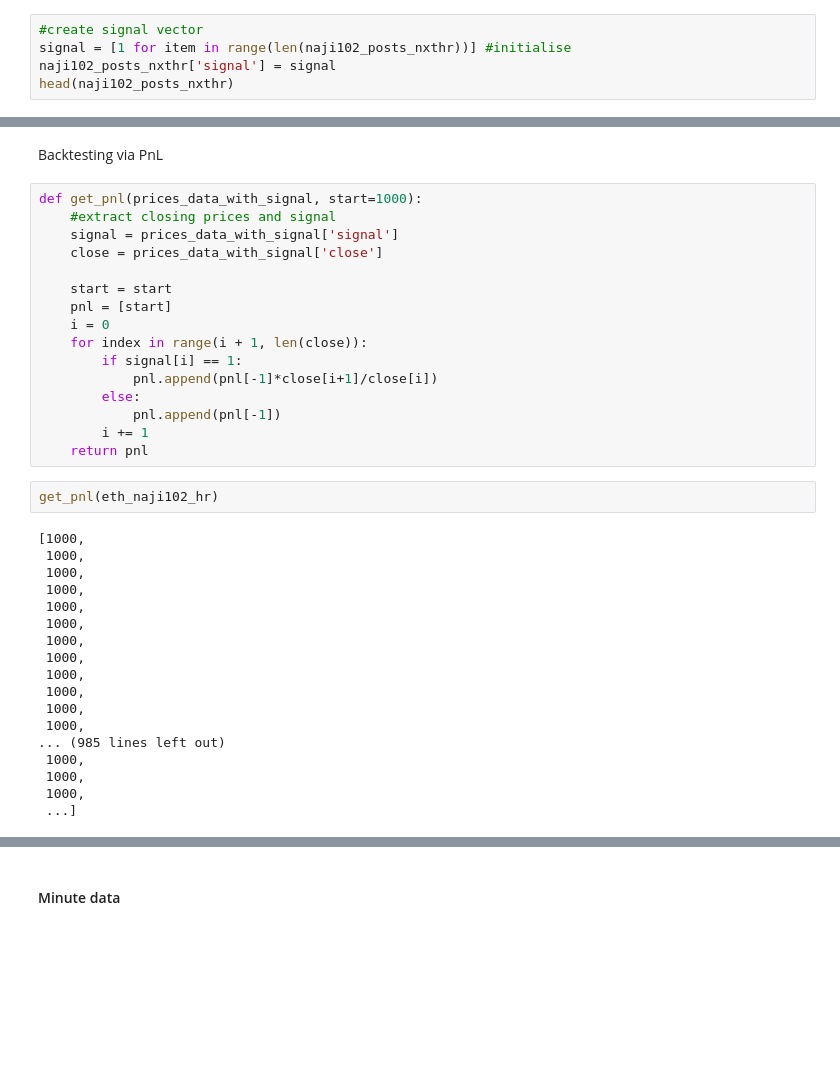
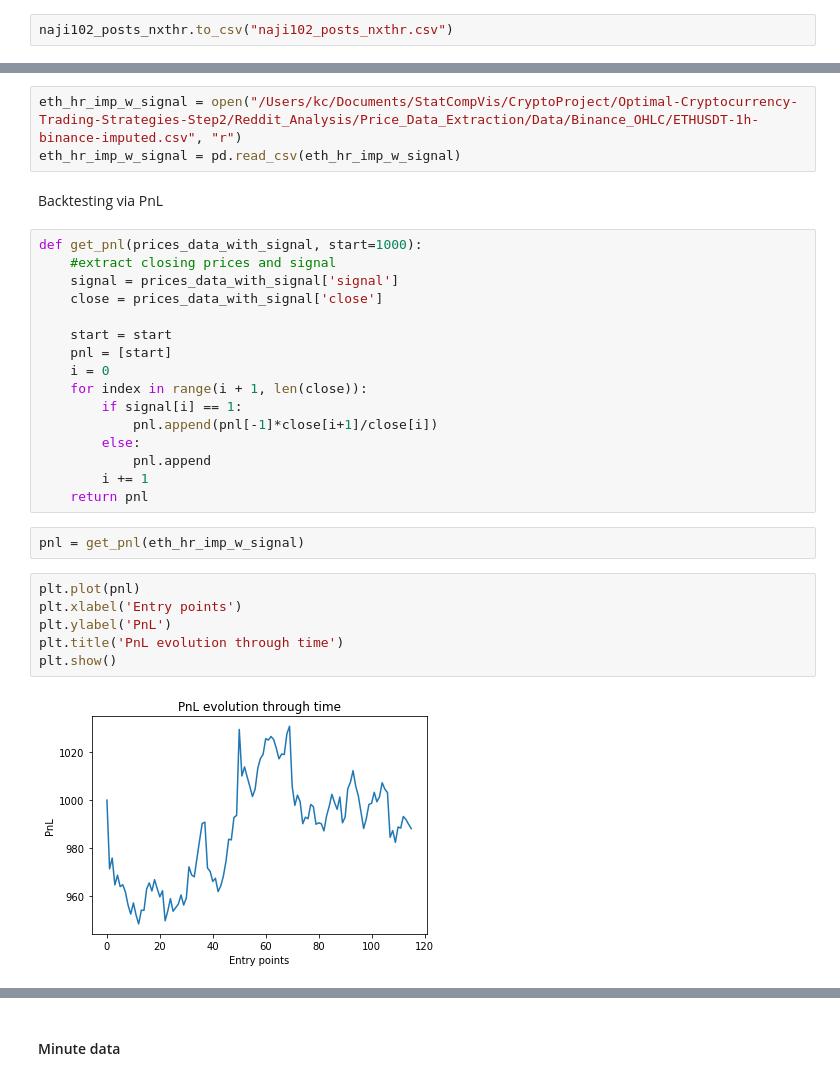
Before and after one commit to zachHFT/Optimal-Cryptocurrency-Trading-Strategies-Step2, a Jupyter notebook: Reddit_Analysis/Network_Analysis/reddit_webscraping_for_backtesting.ipynb, the cells around one changed output, grey strips where cells are left out. Saved outputs shown, nothing was run; the diff lists cells and outputs as text; blank space fills up the shorter version.

Commit message:
Files and scripts to create signal (buy alert) vector

```diff
--- a/Reddit_Analysis/Network_Analysis/reddit_webscraping_for_backtesting.ipynb
+++ b/Reddit_Analysis/Network_Analysis/reddit_webscraping_for_backtesting.ipynb
@@ -289,5 +281,2 @@ head(naji102_posts_nxthr)
 # %%
-#create signal vector
-signal = [1 for item in range(len(naji102_posts_nxthr))] #initialise
-naji102_posts_nxthr['signal'] = signal
-head(naji102_posts_nxthr)
+naji102_posts_nxthr.to_csv("naji102_posts_nxthr.csv")
@@ -334,3 +285,6 @@ for date in eth_naji102_hr['timestamp']:
+# %%
+eth_hr_imp_w_signal = open("/Users/kc/Documents/StatCompVis/CryptoProject/Optimal-Cryptocurrency-Trading-Strategies-Step2/Reddit_Analysis/Price_Data_Extraction/Data/Binance_OHLC/ETHUSDT-1h-binance-imputed.csv", "r")
+eth_hr_imp_w_signal = pd.read_csv(eth_hr_imp_w_signal)
 # %% [markdown]
 Backtesting via PnL
 # %%
@@ -346,26 +300,16 @@ def get_pnl(prices_data_with_signal, start=1000):
         if signal[i] == 1:
             pnl.append(pnl[-1]*close[i+1]/close[i])
         else:
-            pnl.append(pnl[-1])
+            pnl.append
         i += 1
     return pnl
 # %%
-get_pnl(eth_naji102_hr)
+pnl = get_pnl(eth_hr_imp_w_signal)
-# %% [output]
-[1000,
- 1000,
- 1000,
- 1000,
- 1000,
- 1000,
- 1000,
- 1000,
- 1000,
- 1000,
- 1000,
- 1000,
-... (985 lines left out)
- 1000,
- 1000,
- 1000,
- ...]
+# %%
+plt.plot(pnl)
+plt.xlabel('Entry points')
+plt.ylabel('PnL')
+plt.title('PnL evolution through time')
+plt.show()
+# %% [output]
+[figure, added]
```
Also changed, not shown: parts of 17 cells of this notebook, 7 other files.
